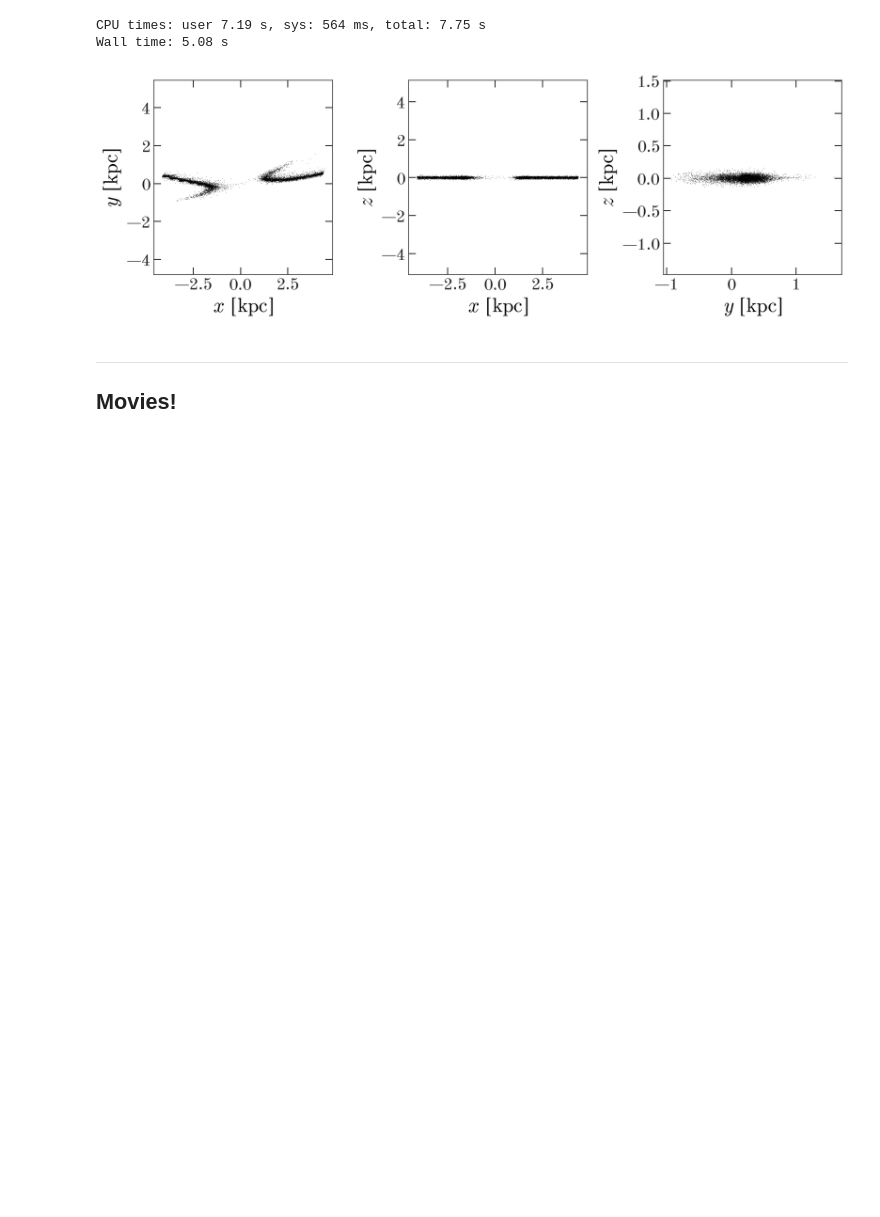
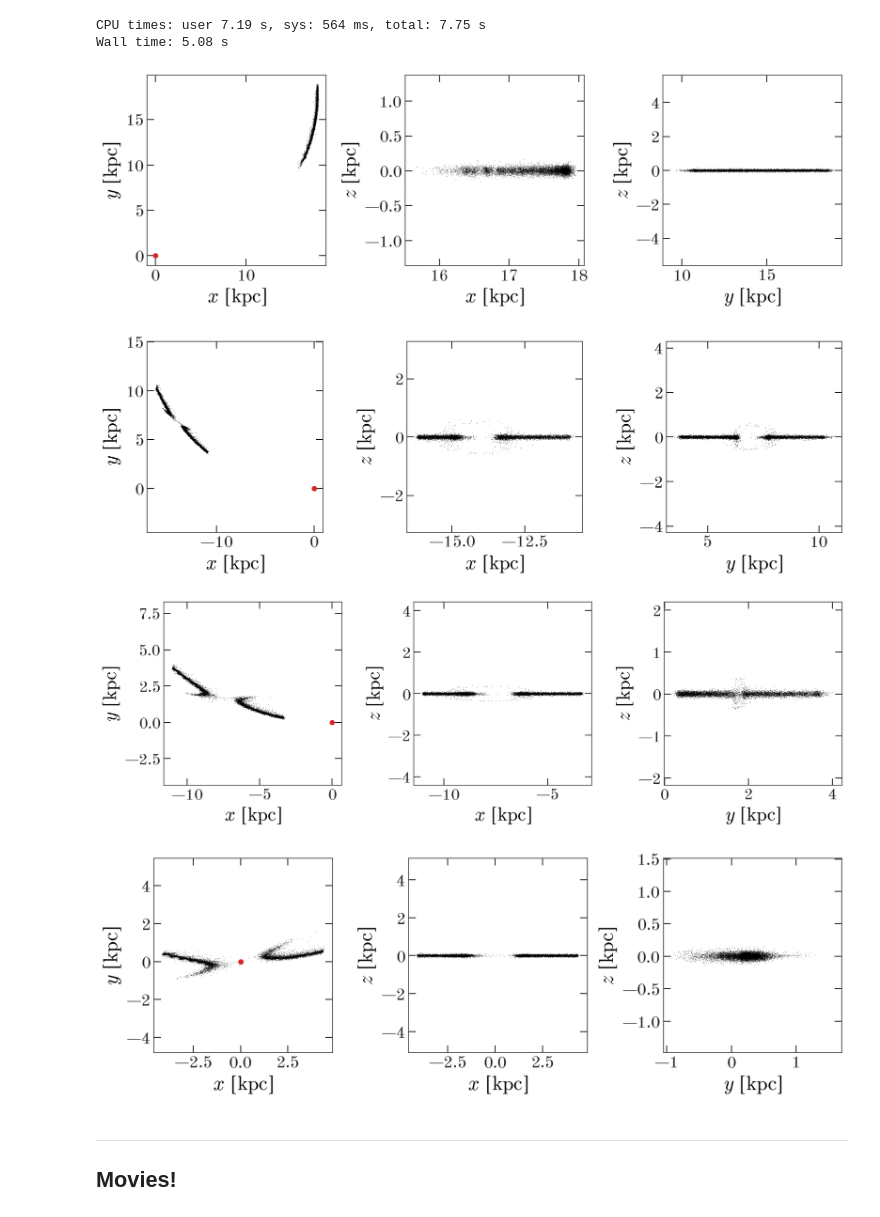
Before and after one commit to adrn/streampunch, a Jupyter notebook: notebooks/Spur-intuition.ipynb, the cells around one changed output. Drawn from its saved outputs; the diff is of its cells as text; code cells hidden in the pictures; blank space fills up the shorter version.

```diff
--- a/notebooks/Spur-intuition.ipynb
+++ b/notebooks/Spur-intuition.ipynb
@@ -115,12 +115,48 @@ Wall time: 5.08 s
 # derp2 = H.integrate_orbit(impact_today_w0, dt=-0.5*u.Myr, n_steps=1000)
 # test = to_fixed_coords(derp1[-1], derp2[-1])
 # _ = test.plot()
+# %%
+# Makes a spur:
+perturbed_stream_orbits = puncher.run(
+    b=15*u.pc, psi=0*u.deg, vz=0*u.km/u.s, vpsi=-100*u.km/u.s,
+    tau=-500*u.Myr, perturber_potential=perturber_potential,
+    dt=0.5*u.Myr, impact_dist_buffer=2*u.kpc)
+
+# perturbed_stream_orbits = puncher.run(
+#     b=15*u.pc, psi=0*u.deg, vz=150*u.km/u.s, vpsi=100*u.km/u.s,
+#     tau=-550*u.Myr, perturber_potential=perturber_potential,
+#     dt=0.25*u.Myr, coarse_dt_factor=16, impact_dist_buffer=2*u.kpc)
 # %%
-synced_impact_site = H.integrate_orbit(impact_today_w0,
-                                       t=perturbed_stream_orbits.t[::-1])[::-1]
+synced_impact_site = puncher.external_potential.integrate_orbit(
+    impact_today_w0, t=perturbed_stream_orbits.t[::-1])[::-1]
 assert np.allclose(synced_impact_site.t, perturbed_stream_orbits.t)
+# %%
+E = perturbed_stream_orbits[:, 1:].energy(gp.Hamiltonian(puncher.external_potential))
+_L = perturbed_stream_orbits[:, 1:].angular_momentum()
+L = np.linalg.norm(_L, axis=0)
+Lz = _L[2]
+# %%
+def to_fixed_coords(stream, origin):
+    L = origin.angular_momentum()
+    v = origin.v_xyz
+
+    new_x = v / np.linalg.norm(v, axis=0)
+    new_z = L / np.linalg.norm(L, axis=0)
+    new_y = -np.cross(new_x, new_z)
+    R = np.stack((new_x, new_y, new_z))  # rotation matrix
+
+    tmp = (stream.pos - origin.pos).transform(R)
+
+    return gd.PhaseSpacePosition(tmp, stream.vel)
 # %%
-test = align_stream_with_point(perturbed_stream_orbits[-1, 1:], synced_impact_site[-1])
-_ = test.plot(s=2, lw=0, alpha=0.5, color='k')
+for i in [0, -50, -25, -1]:
+    # test = align_stream_with_point(perturbed_stream_orbits[i, 1:], synced_impact_site[i])
+    test = to_fixed_coords(perturbed_stream_orbits[i, 1:], synced_impact_site[i])
+    fig = test.plot(s=2, lw=0, alpha=0.5, color='k')
+
+    fig.axes[0].scatter(0, 0, color='tab:red', zorder=100)
 # %% [output]
-[figure, old version]
+[figure, new version]
+[figure, added]
+[figure, added]
+[figure, added]
```
Also changed, not shown: parts of 2 cells of this notebook.
